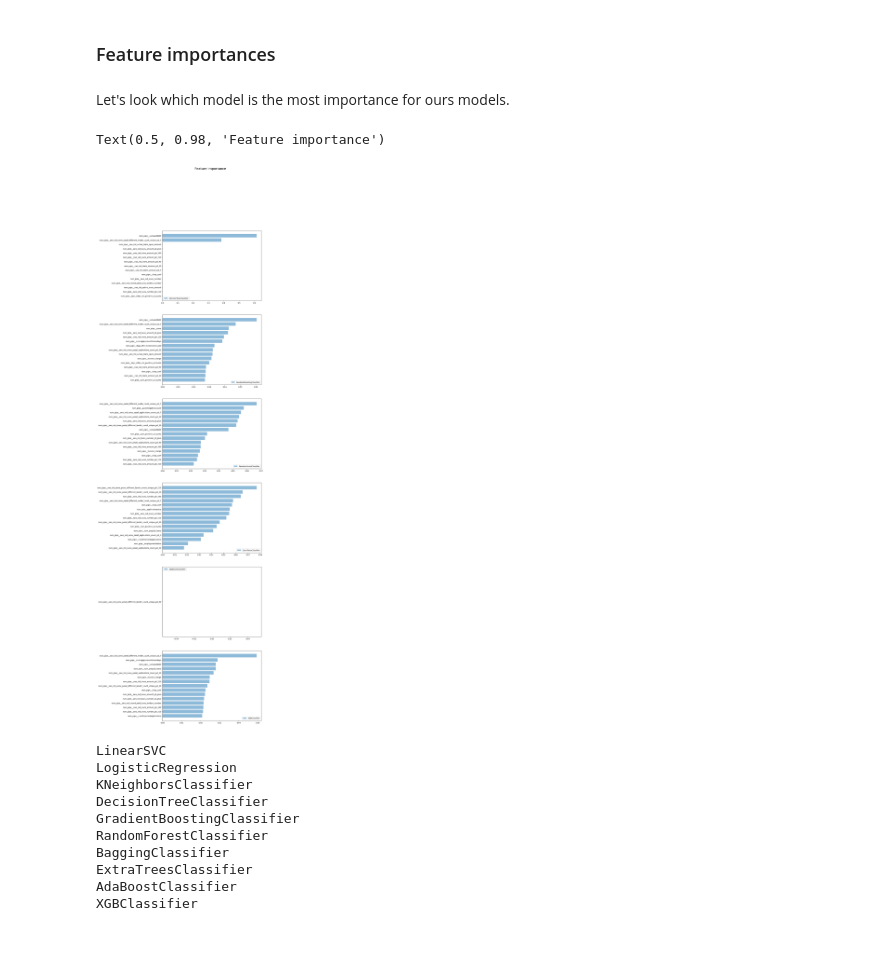
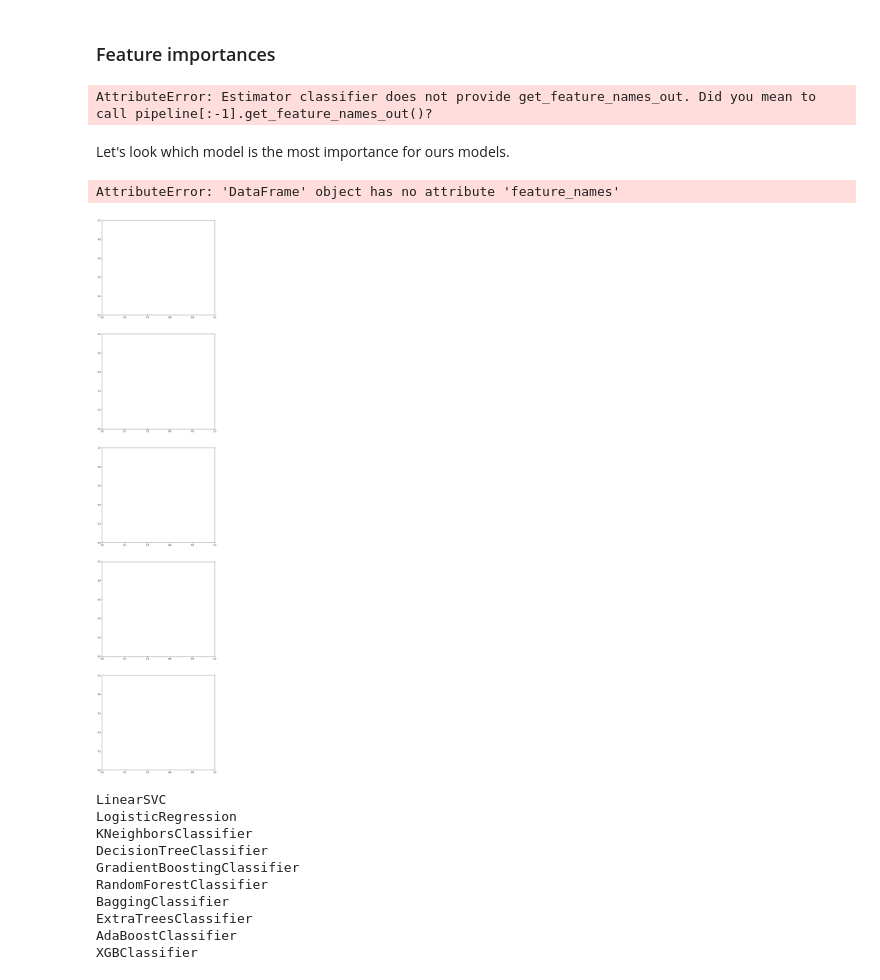
Before and after one commit to Mieczmik/credit-defaults-forecasting, a Jupyter notebook: credit-defaults-forecasting.ipynb, the cells around one changed output. Cells and saved outputs as stored; diff of their text form; code cells hidden in the pictures; blank space fills up the shorter version.

```diff
--- a/credit-defaults-forecasting.ipynb
+++ b/credit-defaults-forecasting.ipynb
@@ -456,31 +528,33 @@ df
 # %% [markdown]
 ### Feature importances
 # %%
-feature_names = grid_1.best_estimator_[0][1].get_feature_names_out()\
-    [grid_1.best_estimator_[0][-1].get_support()]
-feature_importances = {"feature_names": feature_names}
+# feature_names = grid_1.best_estimator_[-1:].get_feature_names_out()\
+#     [grid_1.best_estimator_[-1:].get_support()]
+# feature_importances = {"feature_names": feature_names}
 
-for name, model in models:
-    try:
-        feature_importances[name] = model.named_steps['classifier'].feature_importances_
-    except: None
+# for name, model in models:
+#     try:
+#         feature_importances[name] = model.named_steps['classifier'].feature_importances_
+#     except: None
+# %% [output]
+AttributeError: Estimator classifier does not provide get_feature_names_out. Did you mean to call pipeline[:-1].get_feature_names_out()?
 # %% [markdown]
 Let's look which model is the most importance for ours models.
 # %%
-feature_importances_df = pd.DataFrame(data=feature_importances)
-fig, axes = plt.subplots(figsize=(10, 50), nrows=len(feature_importances_df.columns[1:]))
+# feature_importances_df = pd.DataFrame(data=feature_importances)
+# fig, axes = plt.subplots(figsize=(10, 50), nrows=len(feature_importances_df.columns[1:]))
 
-i = 0
-for col in feature_importances_df.columns[1:]:
-    df = feature_importances_df.sort_values(by=col, ascending=True).iloc[-15:,:]
-    axes[i].barh(df.feature_names, df[col], align='center', alpha =0.5, label=col)
-    axes[i].legend()
-    i += 1
+# i = 0
+# for col in feature_importances_df.columns[1:]:
+#     df = feature_importances_df.sort_values(by=col, ascending=True).iloc[-15:,:]
+#     axes[i].barh(df.feature_names, df[col], align='center', alpha =0.5, label=col)
+#     axes[i].legend()
+#     i += 1
 
-fig.suptitle("Feature importance", fontsize=18)
+# fig.suptitle("Feature importance", fontsize=18)
 # %% [output]
-Text(0.5, 0.98, 'Feature importance')
+AttributeError: 'DataFrame' object has no attribute 'feature_names'
-[figure, old version]
+[figure, new version]
 # %%
 from sklearn.metrics import roc_curve
 
```
Also changed, not shown: parts of 36 cells of this notebook, 9 other files.
